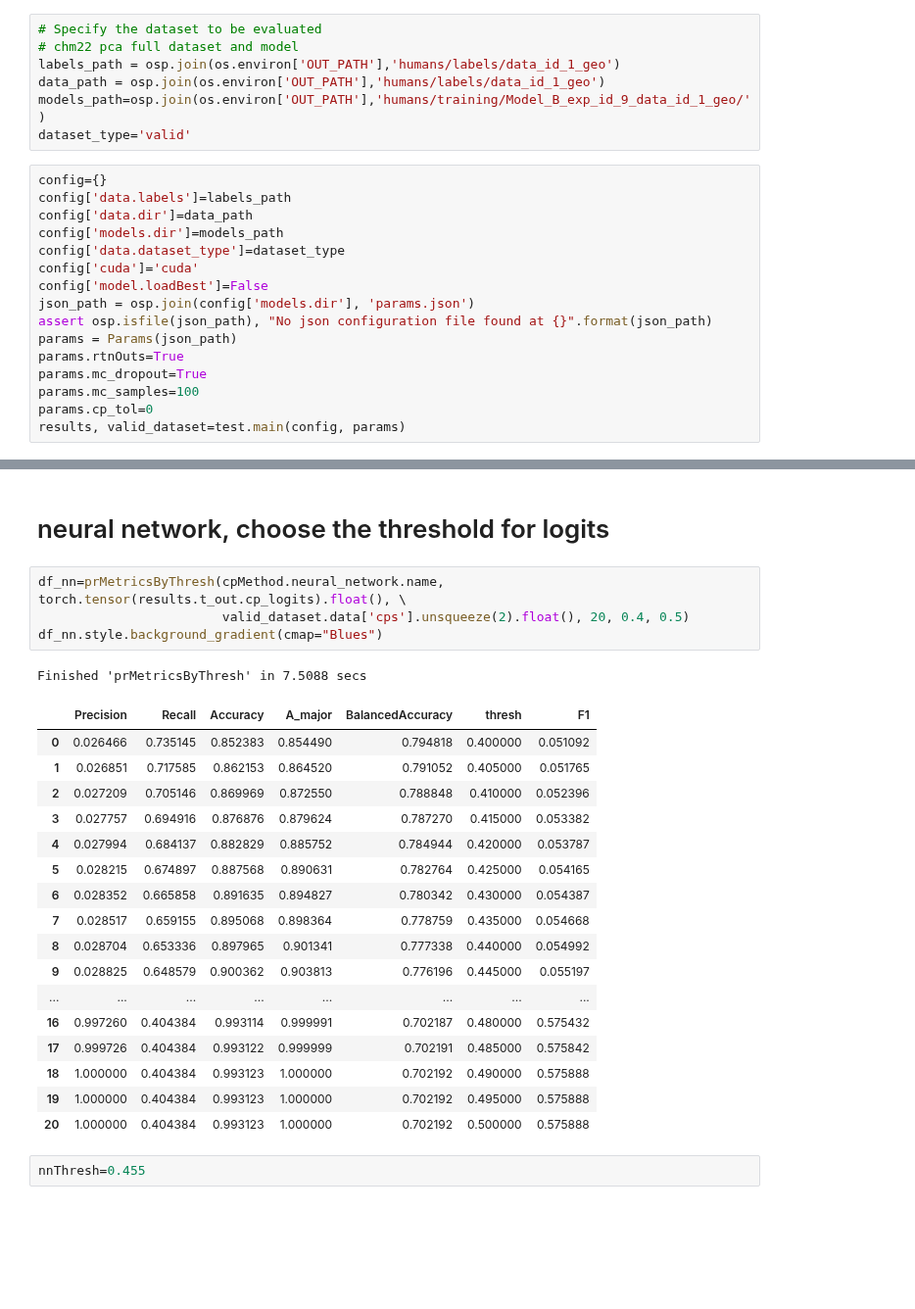
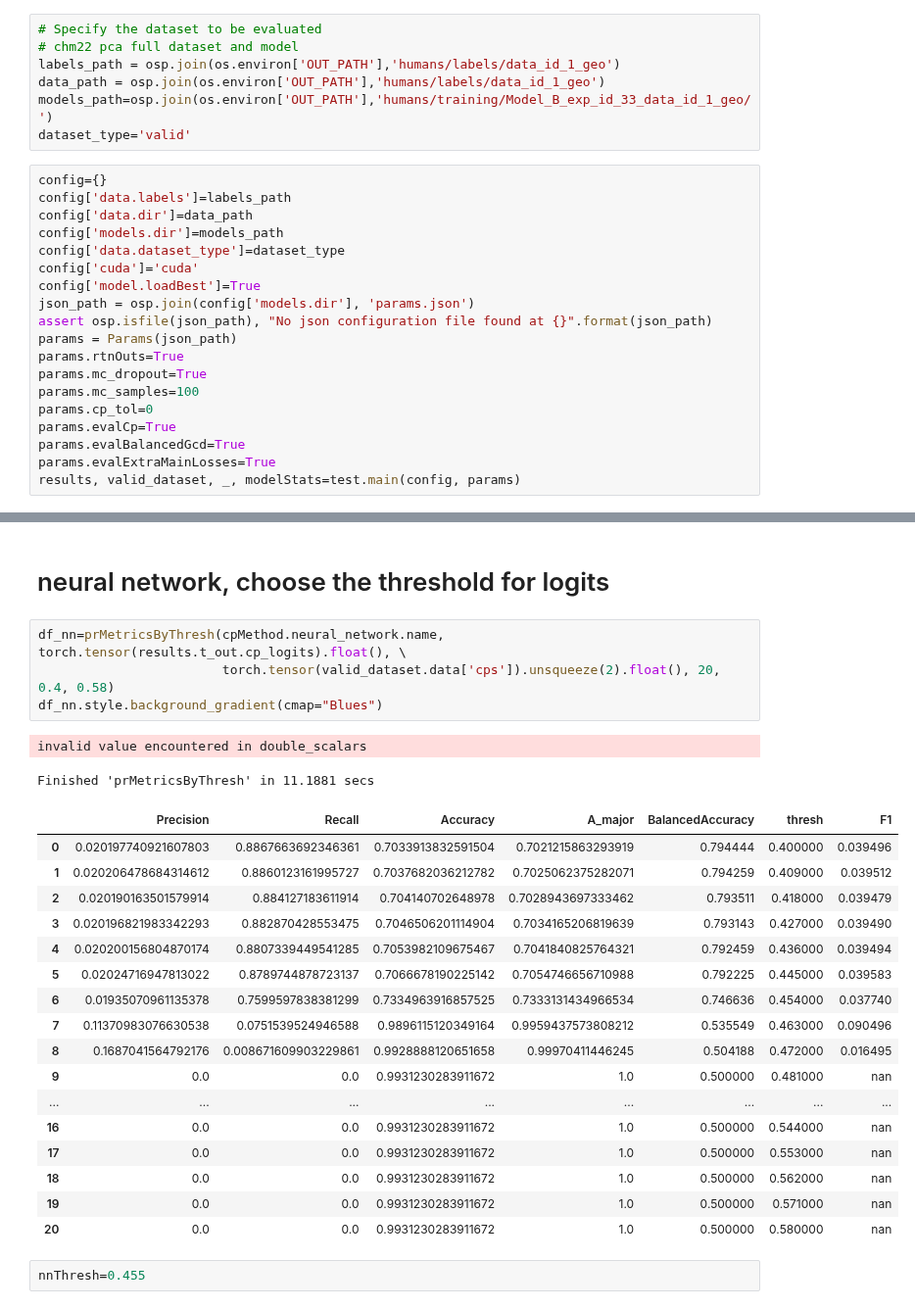
Before and after one commit to RichRast/Ge3Net, a Jupyter notebook: Notebooks/Shared_Notebooks/Geography_changepoints_Analysis.ipynb, the cells around one changed output, grey strips where cells are left out. Shown at 98% size. Drawn from its saved outputs; the diff is of its cells as text; blank space fills up the shorter version.

```diff
--- a/Notebooks/Shared_Notebooks/Geography_changepoints_Analysis.ipynb
+++ b/Notebooks/Shared_Notebooks/Geography_changepoints_Analysis.ipynb
@@ -70,7 +72,7 @@ import test
 # chm22 pca full dataset and model
 labels_path = osp.join(os.environ['OUT_PATH'],'humans/labels/data_id_1_geo')
 data_path = osp.join(os.environ['OUT_PATH'],'humans/labels/data_id_1_geo')
-models_path=osp.join(os.environ['OUT_PATH'],'humans/training/Model_B_exp_id_9_data_id_1_geo/')
+models_path=osp.join(os.environ['OUT_PATH'],'humans/training/Model_B_exp_id_33_data_id_1_geo/')
 dataset_type='valid'
 # %%
 config={}
@@ -79,7 +81,7 @@ config['data.dir']=data_path
 config['models.dir']=models_path
 config['data.dataset_type']=dataset_type
 config['cuda']='cuda'
-config['model.loadBest']=False
+config['model.loadBest']=True
 json_path = osp.join(config['models.dir'], 'params.json')
 assert osp.isfile(json_path), "No json configuration file found at {}".format(json_path)
 params = Params(json_path)
@@ -87,7 +89,10 @@ params.rtnOuts=True
 params.mc_dropout=True
 params.mc_samples=100
 params.cp_tol=0
-results, valid_dataset=test.main(config, params)
+params.evalCp=True
+params.evalBalancedGcd=True
+params.evalExtraMainLosses=True
+results, valid_dataset, _, modelStats=test.main(config, params)
 # %% [output]
  device used: cuda
 Loading the datasets...
@@ -149,27 +154,28 @@ def prMetricsByThresh(method_name, cp_pred_raw, cp_target, steps, minThresh, max
 # neural network, choose the threshold for logits
 # %%
 df_nn=prMetricsByThresh(cpMethod.neural_network.name, torch.tensor(results.t_out.cp_logits).float(), \
-                        valid_dataset.data['cps'].unsqueeze(2).float(), 20, 0.4, 0.5)
+                        torch.tensor(valid_dataset.data['cps']).unsqueeze(2).float(), 20, 0.4, 0.58)
 df_nn.style.background_gradient(cmap="Blues")
 # %% [output]
-Finished 'prMetricsByThresh' in 7.5088 secs
+invalid value encountered in double_scalars
+Finished 'prMetricsByThresh' in 11.1881 secs
 |  | Precision | Recall | Accuracy | A_major | BalancedAccuracy | thresh | F1 |
-| 0 | 0.026466 | 0.735145 | 0.852383 | 0.854490 | 0.794818 | 0.400000 | 0.051092 |
-| 1 | 0.026851 | 0.717585 | 0.862153 | 0.864520 | 0.791052 | 0.405000 | 0.051765 |
-| 2 | 0.027209 | 0.705146 | 0.869969 | 0.872550 | 0.788848 | 0.410000 | 0.052396 |
-| 3 | 0.027757 | 0.694916 | 0.876876 | 0.879624 | 0.787270 | 0.415000 | 0.053382 |
-| 4 | 0.027994 | 0.684137 | 0.882829 | 0.885752 | 0.784944 | 0.420000 | 0.053787 |
-| 5 | 0.028215 | 0.674897 | 0.887568 | 0.890631 | 0.782764 | 0.425000 | 0.054165 |
-| 6 | 0.028352 | 0.665858 | 0.891635 | 0.894827 | 0.780342 | 0.430000 | 0.054387 |
-| 7 | 0.028517 | 0.659155 | 0.895068 | 0.898364 | 0.778759 | 0.435000 | 0.054668 |
-| 8 | 0.028704 | 0.653336 | 0.897965 | 0.901341 | 0.777338 | 0.440000 | 0.054992 |
-| 9 | 0.028825 | 0.648579 | 0.900362 | 0.903813 | 0.776196 | 0.445000 | 0.055197 |
+| 0 | 0.020197740921607803 | 0.8867663692346361 | 0.7033913832591504 | 0.7021215863293919 | 0.794444 | 0.400000 | 0.039496 |
+| 1 | 0.020206478684314612 | 0.8860123161995727 | 0.7037682036212782 | 0.7025062375282071 | 0.794259 | 0.409000 | 0.039512 |
+| 2 | 0.020190163501579914 | 0.884127183611914 | 0.704140702648978 | 0.7028943697333462 | 0.793511 | 0.418000 | 0.039479 |
+| 3 | 0.020196821983342293 | 0.882870428553475 | 0.7046506201114904 | 0.7034165206819639 | 0.793143 | 0.427000 | 0.039490 |
+| 4 | 0.020200156804870174 | 0.8807339449541285 | 0.7053982109675467 | 0.7041840825764321 | 0.792459 | 0.436000 | 0.039494 |
+| 5 | 0.02024716947813022 | 0.8789744878723137 | 0.7066678190225142 | 0.7054746656710988 | 0.792225 | 0.445000 | 0.039583 |
+| 6 | 0.01935070961135378 | 0.7599597838381299 | 0.7334963916857525 | 0.7333131434966534 | 0.746636 | 0.454000 | 0.037740 |
+| 7 | 0.11370983076630538 | 0.0751539524946588 | 0.9896115120349164 | 0.9959437573808212 | 0.535549 | 0.463000 | 0.090496 |
+| 8 | 0.1687041564792176 | 0.008671609903229861 | 0.9928888120651658 | 0.99970411446245 | 0.504188 | 0.472000 | 0.016495 |
+| 9 | 0.0 | 0.0 | 0.9931230283911672 | 1.0 | 0.500000 | 0.481000 | nan |
 | ... | ... | ... | ... | ... | ... | ... | ... |
-| 16 | 0.997260 | 0.404384 | 0.993114 | 0.999991 | 0.702187 | 0.480000 | 0.575432 |
-| 17 | 0.999726 | 0.404384 | 0.993122 | 0.999999 | 0.702191 | 0.485000 | 0.575842 |
-| 18 | 1.000000 | 0.404384 | 0.993123 | 1.000000 | 0.702192 | 0.490000 | 0.575888 |
-| 19 | 1.000000 | 0.404384 | 0.993123 | 1.000000 | 0.702192 | 0.495000 | 0.575888 |
-| 20 | 1.000000 | 0.404384 | 0.993123 | 1.000000 | 0.702192 | 0.500000 | 0.575888 |
+| 16 | 0.0 | 0.0 | 0.9931230283911672 | 1.0 | 0.500000 | 0.544000 | nan |
+| 17 | 0.0 | 0.0 | 0.9931230283911672 | 1.0 | 0.500000 | 0.553000 | nan |
+| 18 | 0.0 | 0.0 | 0.9931230283911672 | 1.0 | 0.500000 | 0.562000 | nan |
+| 19 | 0.0 | 0.0 | 0.9931230283911672 | 1.0 | 0.500000 | 0.571000 | nan |
+| 20 | 0.0 | 0.0 | 0.9931230283911672 | 1.0 | 0.500000 | 0.580000 | nan |
 # %%
 nnThresh=0.455
 # %% [markdown]
```
Also changed, not shown: parts of 27 cells of this notebook, 3 other files.
